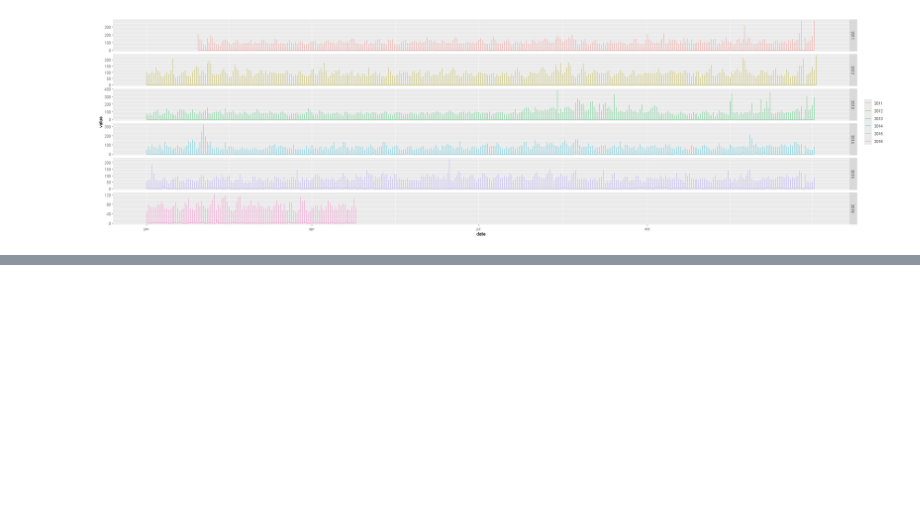
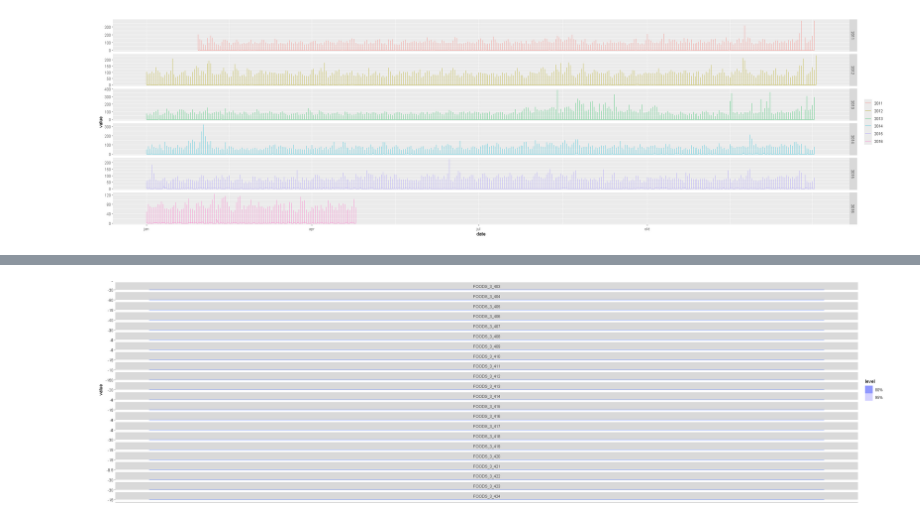
Before and after one commit to aahepburn/Sales-Forecasting, a Jupyter notebook: Scratchpad_Greg.ipynb, the cells around one changed output, grey strips where cells are left out. Cells and saved outputs as stored; diff of their text form; code cells hidden in the pictures; blank space fills up the shorter version.

```diff
--- a/Scratchpad_Greg.ipynb
+++ b/Scratchpad_Greg.ipynb
@@ -219,7 +201,7 @@ calendar2_sales <- left_join(sales,calendar2, by='name')
 calendar2_sales$date <- as.Date(calendar2_sales$date, format = "%m/%d/%Y")
 calendar2_sales <- calendar2_sales %>% as_tsibble(index = date , key = id)
 calendar2_sales <- left_join(calendar2_sales, prices, by = c("wm_yr_wk" = "wm_yr_wk", "id"="item_id"))
-calendar2_sales$is_event <- ifelse(calendar2_sales$event_name_1 != "NA", 1, 0)
+#calendar2_sales$is_event <- ifelse(calendar2_sales$event_name_1 != "NA", 1, 0)
 # %%
 gg_season(calendar2_sales, y = value)
 # %% [output]
@@ -275,0 +209,14 @@ A data.frame: 185260 × 4
+# %%
+weekdays <- list('Monday', 'Tuesday', 'Wednesday', 'Thursday')
+weekend <- list('Friday','Saturday', 'Sunday')
+# %%
+calendar2_sales$is_weekend <- ifelse(calendar2_sales$weekday %in% weekend, 1, 0)
+calendar2_sales$event_name_1 <- replace(calendar2_sales$event_name_1, is.na(calendar2_sales$event_name_1), 0)
+calendar2_sales$is_event <- ifelse(calendar2_sales$event_name_1 != 0, 1, 0)
+
+final_data <- calendar2_sales[c("id","name","value",'date','wm_yr_wk','weekday','month', 'year','event_name_1','event_type_1','snap_TX','sell_price','is_event','is_weekend')]
+final_data_numeric <- final_data[c('id','name','value','month','sell_price','is_event','is_weekend')]
+
+final_data_numeric$value <- as.double(final_data_numeric$value)
+final_data_numeric$name <- as.double(final_data_numeric$name)
+final_data_numeric$month <- as.double(final_data_numeric$month)
@@ -275,0 +297,6 @@ A data.frame: 185260 × 4
+# %%
+to_forecast <- final_data_numeric %>% as_tsibble(key = "id", index="name")
+# %%
+x<- to_forecast %>% model(NAIVE(value)) %>% forecast(h=28)
+# %% [output]
+[figure, added]
```
Also changed, not shown: parts of 11 cells of this notebook.
